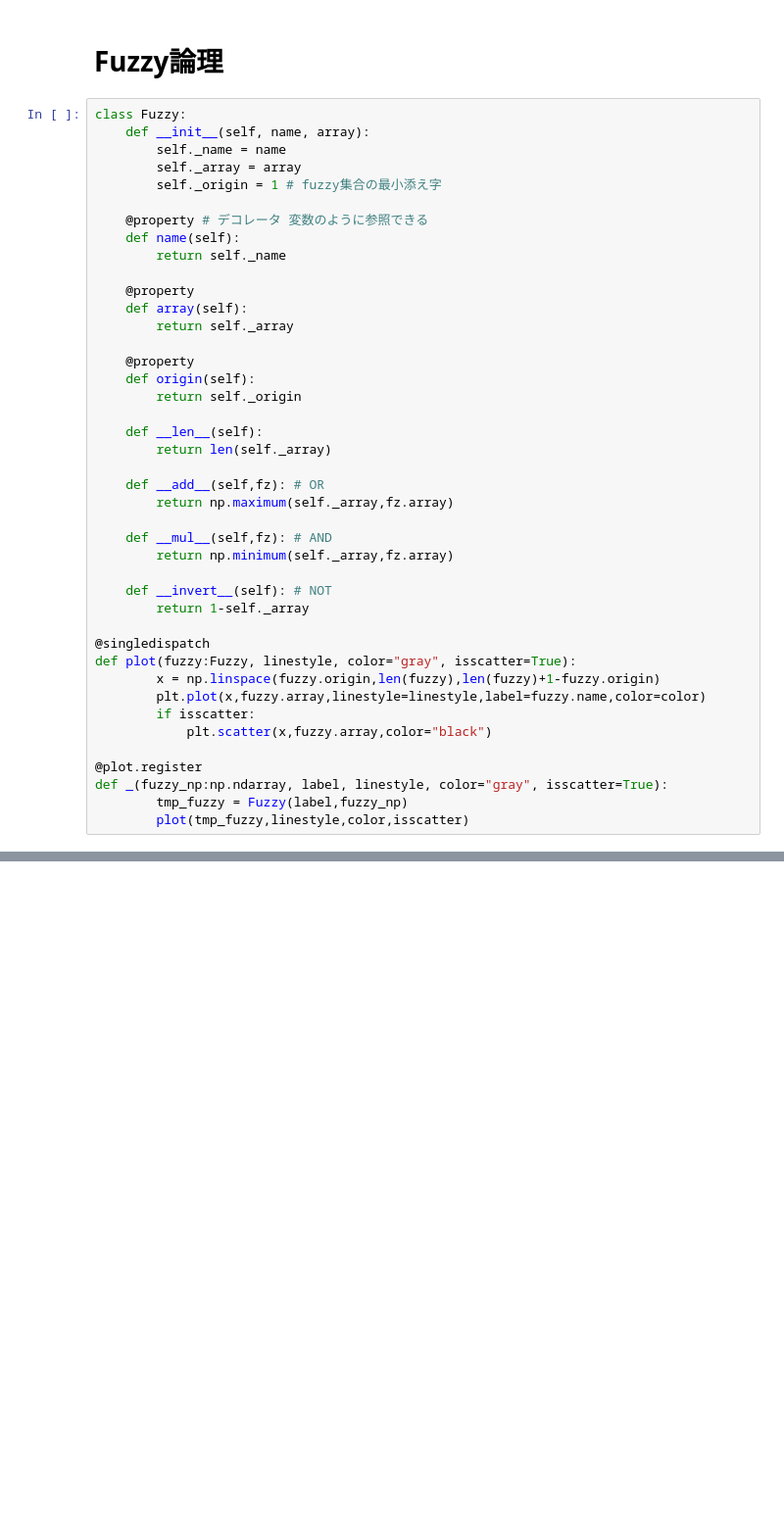
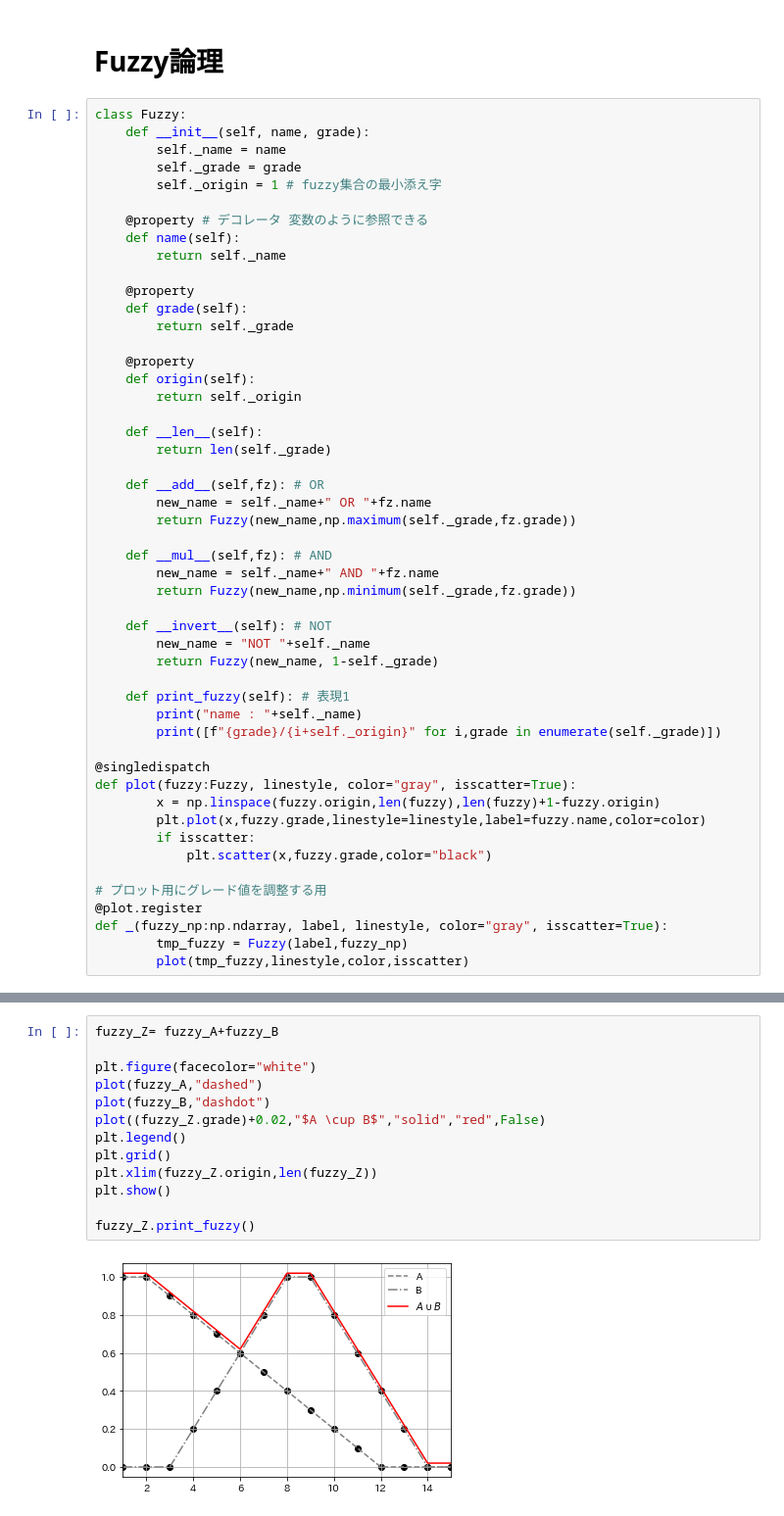
Before and after one commit to chama0623/MachineLearning, a Jupyter notebook: Fuzzy/FuzzyLogic.ipynb, the cells around one changed output, grey strips where cells are left out. Shown at 98% size. Saved outputs shown, nothing was run; the diff lists cells and outputs as text; blank space fills up the shorter version.

Commit message:
update fuzzy-logic

```diff
--- a/Fuzzy/FuzzyLogic.ipynb
+++ b/Fuzzy/FuzzyLogic.ipynb
@@ -6,9 +6,9 @@ from functools import singledispatch
 # Fuzzy論理
 # %%
 class Fuzzy:
-    def __init__(self, name, array):
+    def __init__(self, name, grade):
         self._name = name
-        self._array = array
+        self._grade = grade
         self._origin = 1 # fuzzy集合の最小添え字
 
     @property # デコレータ 変数のように参照できる
@@ -16,32 +16,40 @@ class Fuzzy:
         return self._name
 
     @property
-    def array(self):
-        return self._array
+    def grade(self):
+        return self._grade
 
     @property
     def origin(self):
         return self._origin
 
     def __len__(self):
-        return len(self._array)
+        return len(self._grade)
 
     def __add__(self,fz): # OR
-        return np.maximum(self._array,fz.array)
+        new_name = self._name+" OR "+fz.name
+        return Fuzzy(new_name,np.maximum(self._grade,fz.grade))
 
     def __mul__(self,fz): # AND
-        return np.minimum(self._array,fz.array)
+        new_name = self._name+" AND "+fz.name
+        return Fuzzy(new_name,np.minimum(self._grade,fz.grade))
 
     def __invert__(self): # NOT
-        return 1-self._array
+        new_name = "NOT "+self._name
+        return Fuzzy(new_name, 1-self._grade)
+
+    def print_fuzzy(self): # 表現1
+        print("name : "+self._name)
+        print([f"{grade}/{i+self._origin}" for i,grade in enumerate(self._grade)])
 
 @singledispatch
 def plot(fuzzy:Fuzzy, linestyle, color="gray", isscatter=True):
         x = np.linspace(fuzzy.origin,len(fuzzy),len(fuzzy)+1-fuzzy.origin)
-        plt.plot(x,fuzzy.array,linestyle=linestyle,label=fuzzy.name,color=color)
+        plt.plot(x,fuzzy.grade,linestyle=linestyle,label=fuzzy.name,color=color)
         if isscatter:
-            plt.scatter(x,fuzzy.array,color="black")
+            plt.scatter(x,fuzzy.grade,color="black")
 
+# プロット用にグレード値を調整する用
 @plot.register
 def _(fuzzy_np:np.ndarray, label, linestyle, color="gray", isscatter=True):
         tmp_fuzzy = Fuzzy(label,fuzzy_np)
@@ -118,0 +68,15 @@ for i,z in enumerate(Z):
+# %%
+fuzzy_Z= fuzzy_A+fuzzy_B
+
+plt.figure(facecolor="white")
+plot(fuzzy_A,"dashed")
+plot(fuzzy_B,"dashdot")
+plot((fuzzy_Z.grade)+0.02,"$A \cup B$","solid","red",False)
+plt.legend()
+plt.grid()
+plt.xlim(fuzzy_Z.origin,len(fuzzy_Z))
+plt.show()
+
+fuzzy_Z.print_fuzzy()
+# %% [output]
+[figure, added]
```
Also changed, not shown: parts of 24 cells of this notebook.
